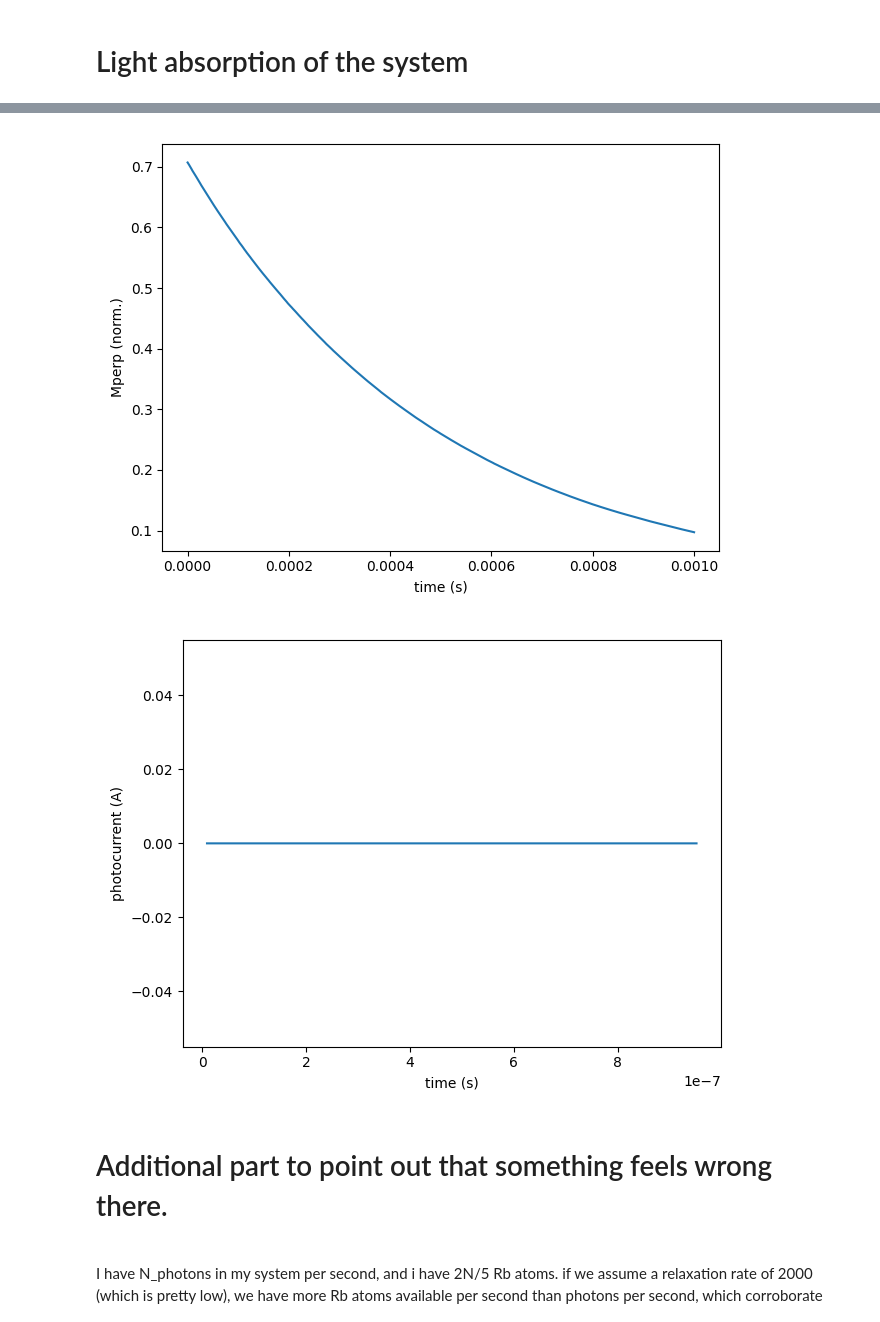
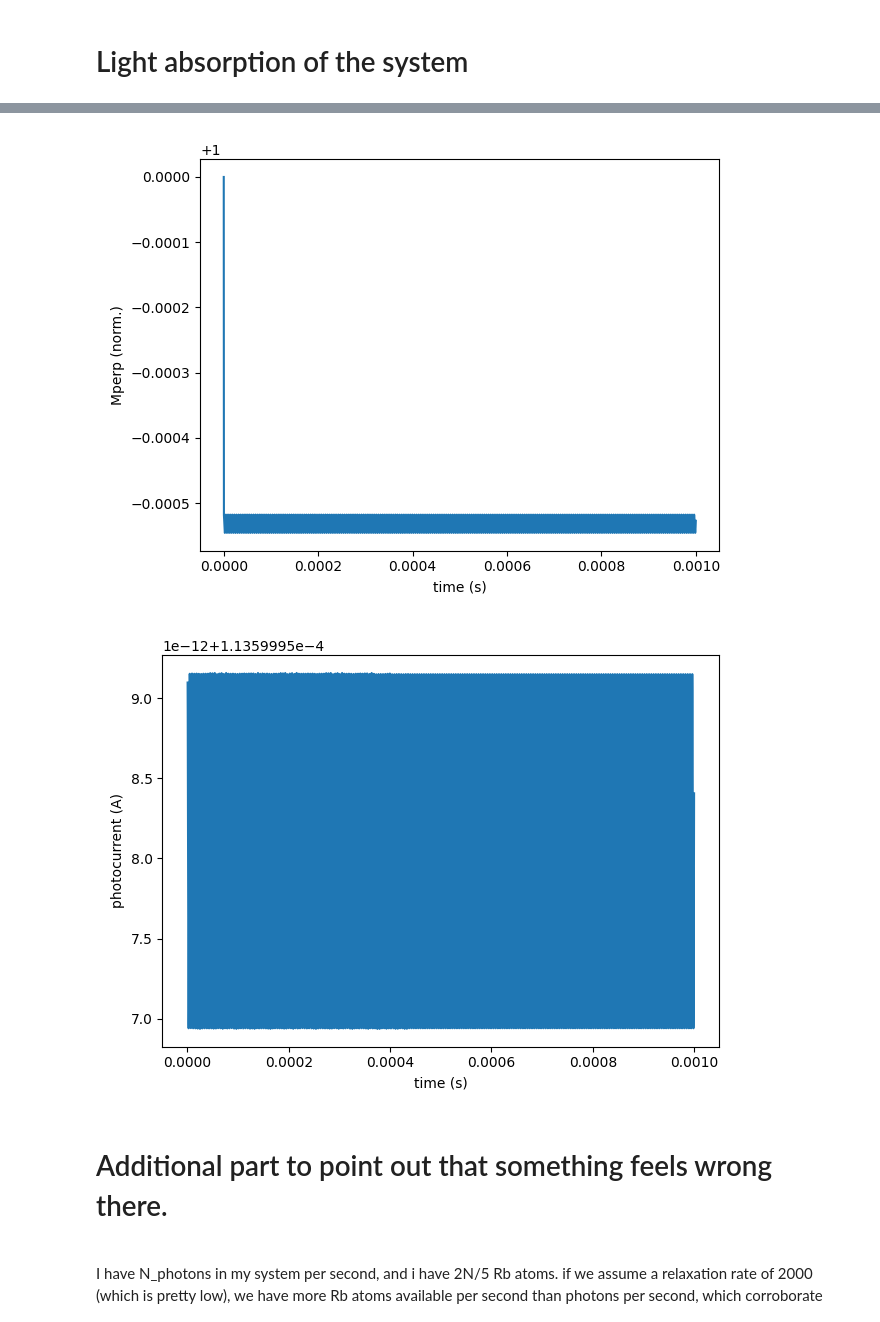
Before and after one commit to GuillaumeCLEMENT314/FHNW-, a Jupyter notebook: bloch_SOOPM.ipynb, the cells around one changed output, grey strips where cells are left out. Cells and saved outputs as stored; diff of their text form; code cells hidden in the pictures.

```diff
--- a/bloch_SOOPM.ipynb
+++ b/bloch_SOOPM.ipynb
@@ -38,16 +38,16 @@ With :
 - $R_{op}$ : the optical pumping rate; $R_{op} = \sigma_{abs} \phi_{opt}$
 # %%
 ## Constants
-gamma = 7e9    # Gyromagnetic ratio (Hz/T)
+gamma = 7e9     # Gyromagnetic ratio (Hz/T)
 sigma = 1.082e-13 #m^2 from Table 7, [2]
 mu_B = 9.2740100657e-24 # J/T Bohr Magneton
 
 ## Parameters
-Gamma = 800000    # Relaxation rate (Hz) ; estimated from the google colab 'Vapour cell simulation'
-R_op = 0 #3e7   # Optical pumping rate (Hz)
+Gamma = 50    # Relaxation rate (Hz) ; estimated from the google colab 'Vapour cell simulation'
+R_op = 3e7   # Optical pumping rate (Hz)
 
 B_0 = 100e-6    # Static field intensity (Tesla)
-B_1 = 0 #1e-3      # RF field intensity (Tesla)
+B_1 = 1e-3      # RF field intensity (Tesla)
 theta = 90*np.pi/180
 
 P_laser = 0.2e-3 # Laser power (W)
@@ -61,7 +61,8 @@ T = 273.15+60   # Cell temperature (K)
 ## Derived parameters
 omega = gamma * B_0   # Frequency of the RF field (Hz)
 I_0 = P_laser/(np.pi*(beam_diameter/2)**2) # Laser intensity before the cell (W/m²)
-n = P/(k*T)     # Rb density (m^-3)
+n_ideal_gas = P/(k*T)     # Rb density (m^-3)
+n = 1/T*10**(21.866+4.312-4040/T)
 N = P*V/(k*T) # Number of particles
 S_0 = 1      # maximum magnetization
 # %% [markdown]
@@ -228,10 +229,10 @@ def solve_steady_state_bloch(initial_state, gamma, B_0, B_1, omega, Gamma, R_op,
         print("Solution not found:", mesg)
     return sol
 # %%
-Gamma_test = 8e5
+Gamma_test = 50
 
 B_w = Gamma_test/gamma
-B_test = np.linspace(-10*B_w,10*B_w,200)
+B_test = np.linspace(-400000*B_w,400000*B_w,1000)
 
 initial_state = [0, 0, 0]
 
@@ -324,41 +324,41 @@ Now we need to express $M_{\perp}$ in the base of $\begin{Bmatrix} Mx\\ My\\ Mz
 We find :
 $$||\vec{M_{\perp}}|| = \sqrt{M_x^2 + \left( M_y \cos(\theta) - M_z \sin(\theta) \right)}$$
 # %%
-def absorption_equation(z, I_0, sigma, n, Mperp):
-    I = I_0 * np.exp(-n*sigma*(Mperp)*z)
+def absorption_equation(z, I_0, sigma, n, M):
+    I = I_0 * np.exp(-n*sigma*(1-M)*z)
     return I
 
-Mperp = np.sqrt(Sx**2 + (Sy*np.cos(theta) - Sz*np.sin(theta))**2)/S_0 #n * mu_B * Sz
+#Mperp = np.sqrt(Sx**2 + (Sy*np.cos(theta) - Sz*np.sin(theta))**2)/S_0 #n * mu_B * Sz
 
 I_z_t = np.zeros(len(Sy))
 test = np.zeros(len(Sy))
 
-for i, Mperp_t in enumerate(Mperp):
-    I_z_t[i] = absorption_equation(z = z_cell, I_0 = I_0, sigma = sigma, n=n, Mperp= Mperp_t)
-    test[i] = -n*sigma*(Mperp_t)*z_cell
+for i, Mz in enumerate(Sz):
+    I_z_t[i] = absorption_equation(z = z_cell, I_0 = I_0, sigma = sigma, n=n, M= Mz)
+    test[i] = -n*sigma*(Mz)*z_cell
 # %%
 fig,axes=plt.subplots()
-axes.plot(t,Mperp)
+axes.plot(t,Sz)
 axes.set_xlabel('time (s)')
 axes.set_ylabel('Mperp (norm.)')
 plt.tight_layout()
 plt.show()
 # %% [output]
-[figure, old version]
+[figure, new version]
 # %%
 R = 0.568 #A/W, for standard thorlabs Si photodiode
 
 P_z_t = I_z_t * (np.pi*(beam_diameter/2)**2)
 photocurrent_z_t = R*P_z_t
 
 fig,axes=plt.subplots()
-axes.plot(t[20:2000],photocurrent_z_t[20:2000])
+axes.plot(t[700:],photocurrent_z_t[700:])
 axes.set_xlabel('time (s)')
 axes.set_ylabel('photocurrent (A)')
 plt.tight_layout()
 plt.show()
 # %% [output]
-[figure, old version]
+[figure, new version]
 # %% [markdown]
 # Additional part to point out that something feels wrong there.
 <br>
```
Also changed, not shown: parts of 9 cells of this notebook, 2 other files.
